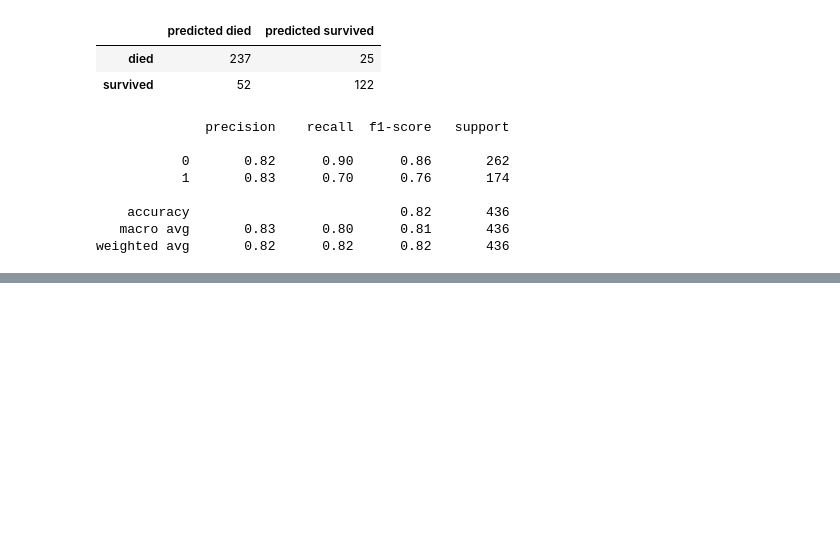
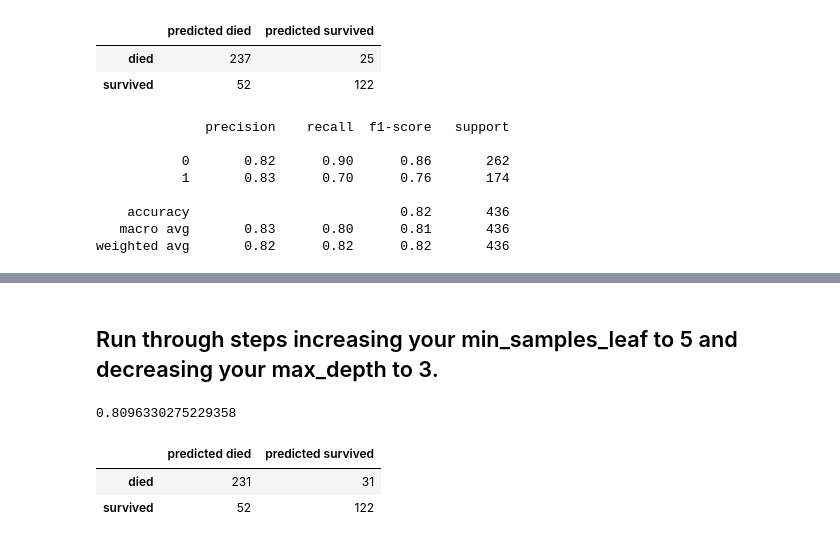
Before and after one commit to RyanMcCall/ds-methodologies-exercises, a Jupyter notebook: classification/model.ipynb, the cells around one changed output, grey strips where cells are left out. Saved outputs shown, nothing was run; the diff lists cells and outputs as text; code cells hidden in the pictures; blank space fills up the shorter version.

```diff
--- a/classification/model.ipynb
+++ b/classification/model.ipynb
@@ -631,0 +678,28 @@ weighted avg       0.82      0.82      0.82       436
+# %% [markdown]
+## Run through steps increasing your min_samples_leaf to 5 and decreasing your max_depth to 3.
+# %%
+Xtrain = train[['pclass', 'age', 'fare', 'parch', 'isfemale']]
+ytrain = train[['survived']]
+
+forest = RandomForestClassifier(criterion='entropy',
+                            min_samples_leaf=5,
+                            n_estimators=100,
+                            max_depth=3,
+                            random_state=13)
+
+forest.fit(Xtrain, ytrain)
+
+train_preds = forest.predict(Xtrain)
+# %%
+forest.score(Xtrain, ytrain)
+# %% [output]
+0.8096330275229358
+# %%
+labels = ['died', 'survived']
+predicted_labels = ['predicted died', 'predicted survived']
+
+pd.DataFrame(confusion_matrix(ytrain, train_preds), index=labels, columns=predicted_labels)
+# %% [output]
+|  | predicted died | predicted survived |
+| died | 231 | 31 |
+| survived | 52 | 122 |
```
Also changed, not shown: parts of 10 cells of this notebook.
